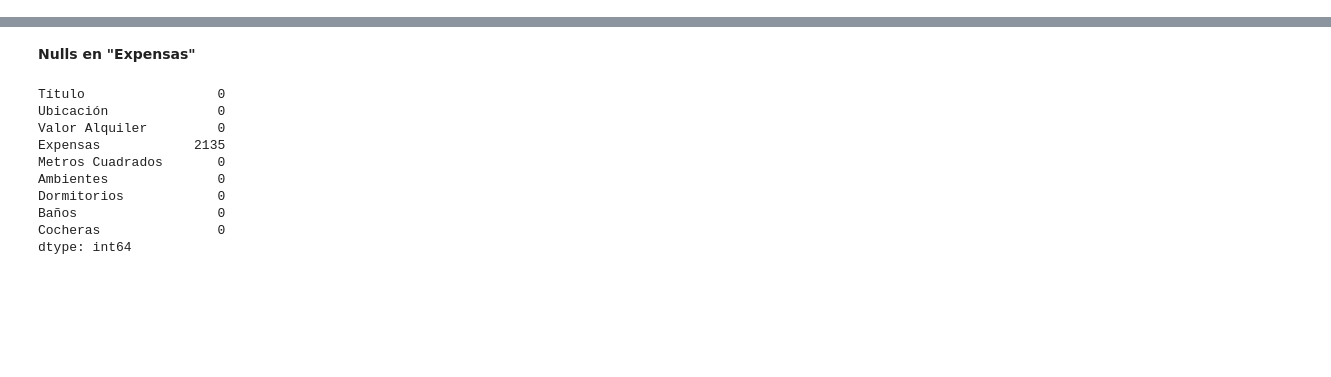
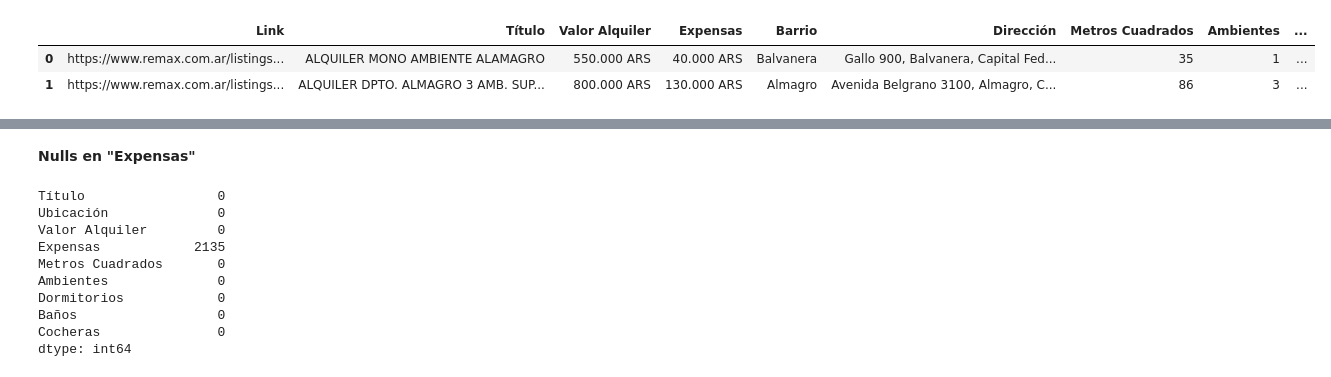
Before and after one commit to Felimartinez1/Departamentos-Buenos-Aires, a Jupyter notebook: preprocessing/zonaprop_ETL.ipynb, the cells around one changed output, grey strips where cells are left out. Saved outputs shown, nothing was run; the diff lists cells and outputs as text; code cells hidden in the pictures; blank space fills up the shorter version.

```diff
--- a/preprocessing/zonaprop_ETL.ipynb
+++ b/preprocessing/zonaprop_ETL.ipynb
@@ -8,3 +8,15 @@ pd.set_option('display.max_rows', None)
 
 
 df = pd.read_csv('C:/Users/Felipe/OneDrive/Escritorio/Mini Projects/Departamentos Buenos Aires/data/Alquileres.csv', sep=';', encoding='utf-8-sig')
+# %%
+import pandas as pd
+
+df = pd.read_csv('C:/Users/Felipe/OneDrive/Escritorio/Mini Projects/Departamentos Buenos Aires/prueba_remax.csv' , sep=';', encoding='utf-8-sig')
+
+pd.set_option('display.max_colwidth', None)
+
+df
+# %% [output]
+|  | Link | Título | Valor Alquiler | Expensas | Barrio | Dirección | Metros Cuadrados | Ambientes | ... |
+| 0 | https://www.remax.com.ar/listings... | ALQUILER MONO AMBIENTE ALAMAGRO | 550.000 ARS | 40.000 ARS | Balvanera | Gallo 900, Balvanera, Capital Fed... | 35 | 1 | ... |
+| 1 | https://www.remax.com.ar/listings... | ALQUILER DPTO. ALMAGRO 3 AMB. SUP... | 800.000 ARS | 130.000 ARS | Almagro | Avenida Belgrano 3100, Almagro, C... | 86 | 3 | ... |
```
Also changed, not shown: parts of 3 cells of this notebook, 7 other files.
